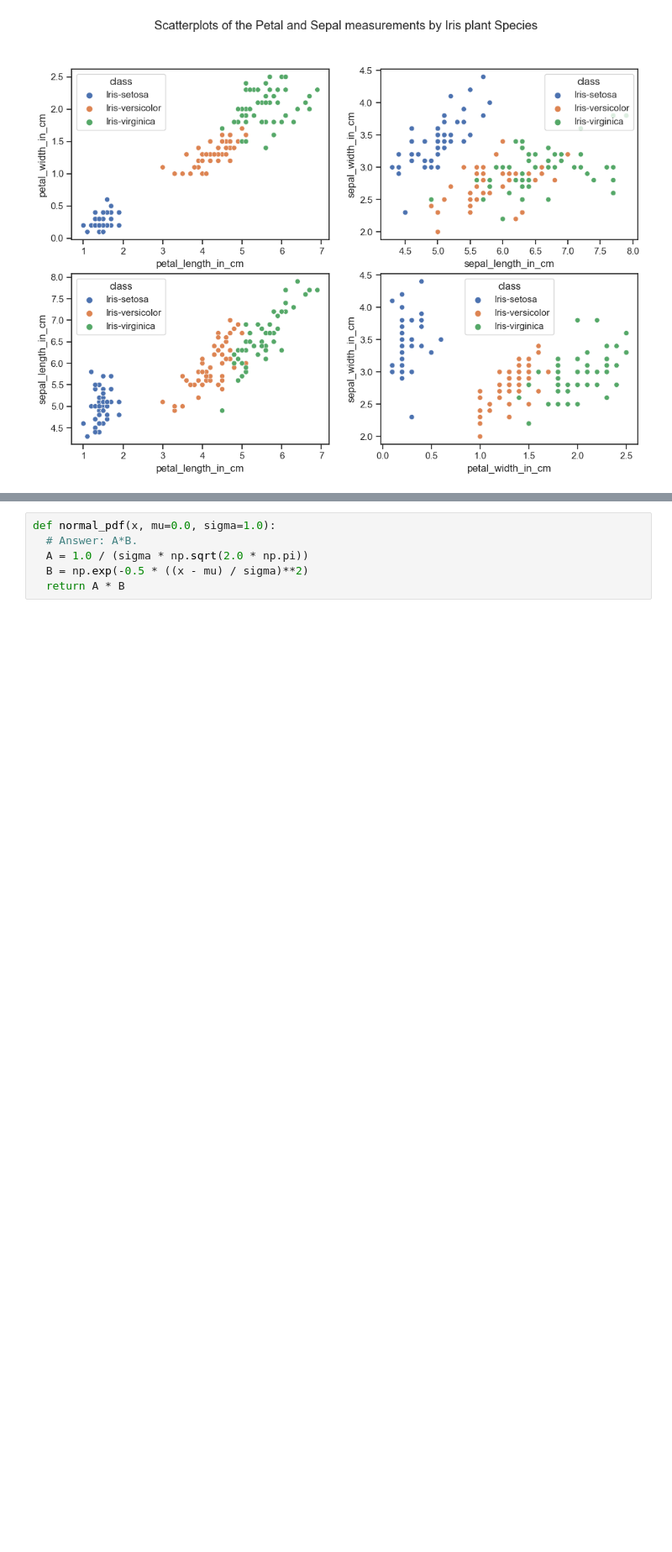
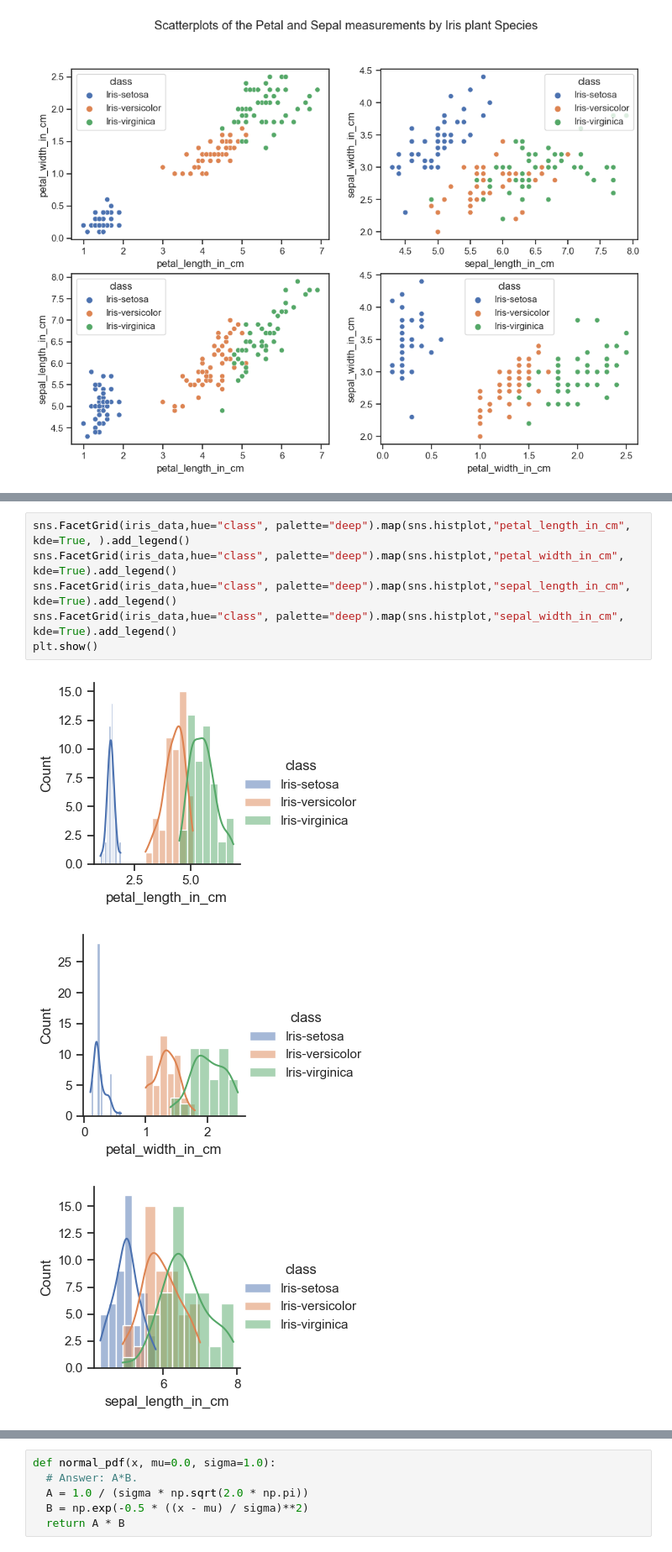
Before and after one commit to emma2d/Fundamentals_of_DA, a Jupyter notebook: project.ipynb, the cells around one changed output, grey strips where cells are left out. Shown at 84% size. Drawn from its saved outputs; the diff is of its cells as text; blank space fills up the shorter version.

Commit message:
histplot, qqplot, normaility, summary stats by variable

```diff
--- a/project.ipynb
+++ b/project.ipynb
@@ -147,0 +160,10 @@ plt.show()
+# %%
+sns.FacetGrid(iris_data,hue="class", palette="deep").map(sns.histplot,"petal_length_in_cm", kde=True, ).add_legend()
+sns.FacetGrid(iris_data,hue="class", palette="deep").map(sns.histplot,"petal_width_in_cm", kde=True).add_legend()
+sns.FacetGrid(iris_data,hue="class", palette="deep").map(sns.histplot,"sepal_length_in_cm", kde=True).add_legend()
+sns.FacetGrid(iris_data,hue="class", palette="deep").map(sns.histplot,"sepal_width_in_cm", kde=True).add_legend()
+plt.show()
+# %% [output]
+[figure, added]
+[figure, added]
+[figure, added]
```
Also changed, not shown: parts of 23 cells of this notebook.
